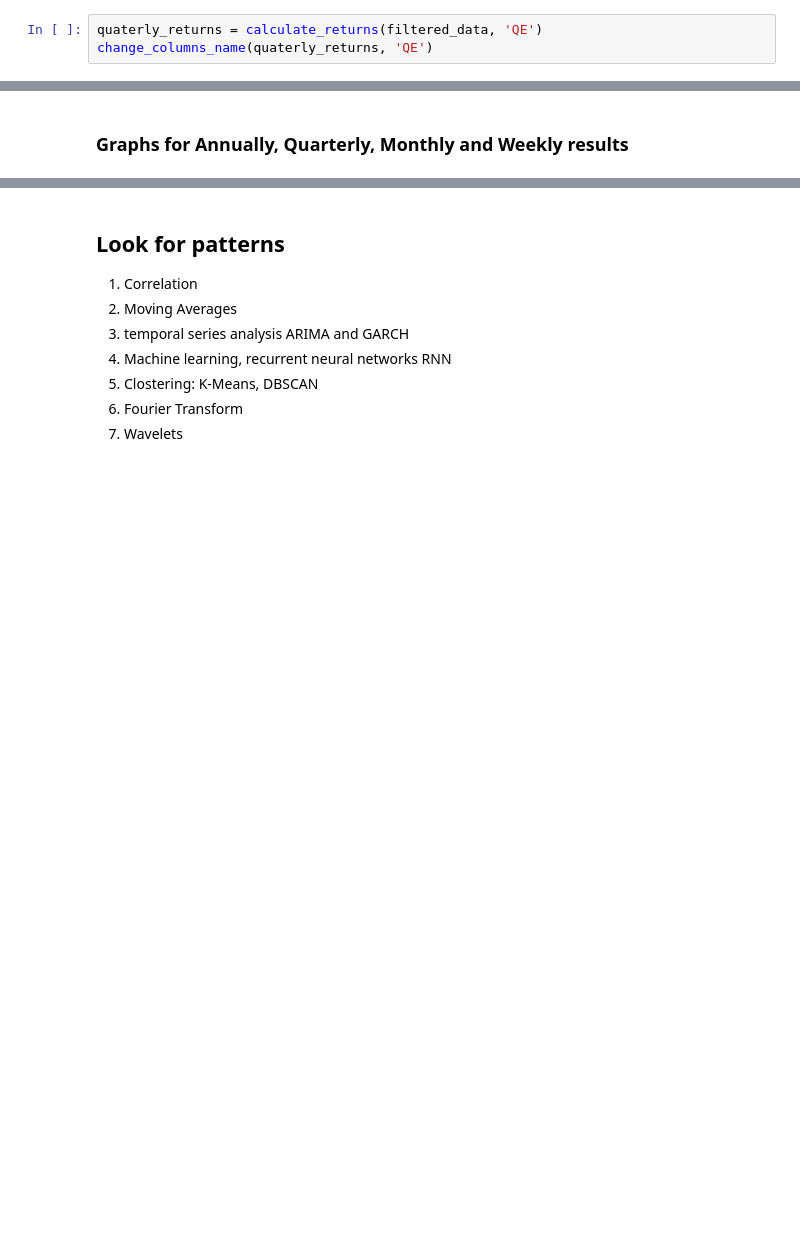
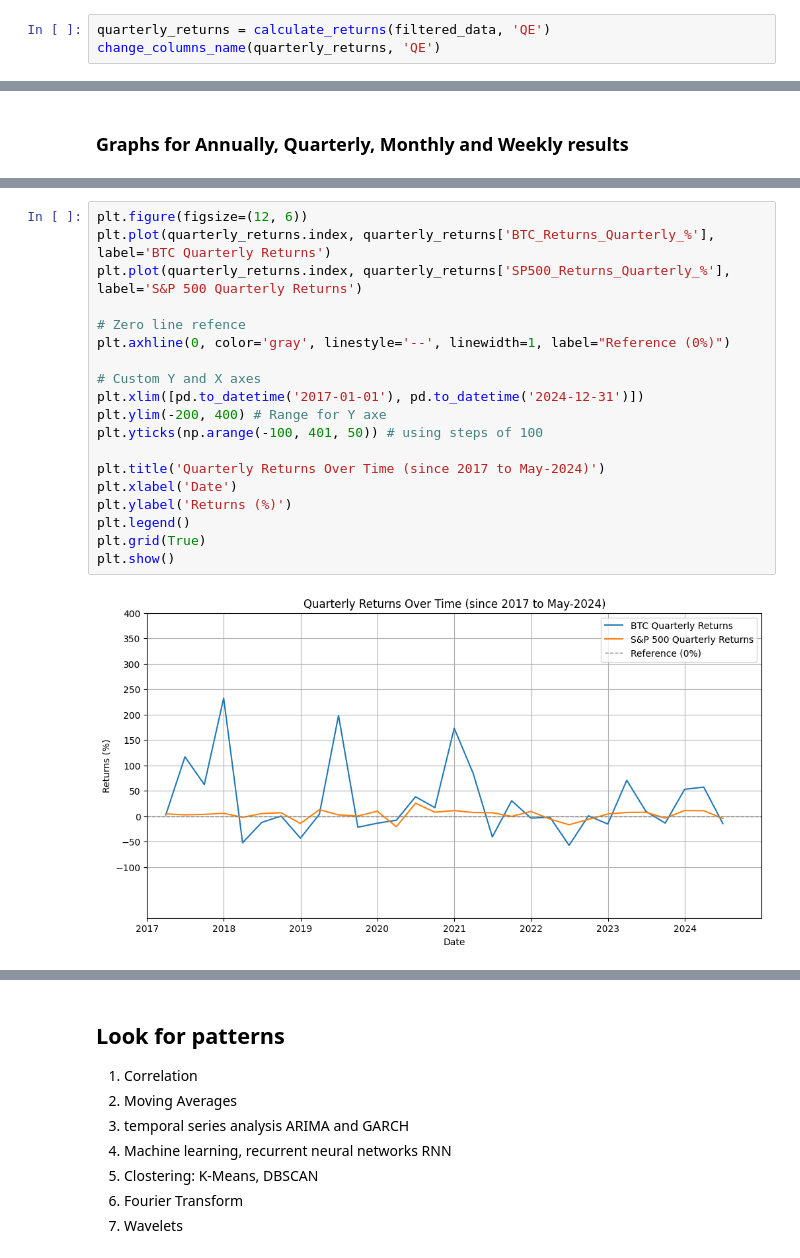
Before and after one commit to AngelDHackerman/BTC-ETH_Data_Analysis, a Jupyter notebook: 5.3_Inshights_Cumulative_Returns.ipynb, the cells around one changed output, grey strips where cells are left out. Cells and saved outputs as stored; diff of their text form; blank space fills up the shorter version.

```diff
--- a/5.3_Inshights_Cumulative_Returns.ipynb
+++ b/5.3_Inshights_Cumulative_Returns.ipynb
@@ -117,8 +117,8 @@ change_columns_name(annual_returns, 'YE')
 # %% [markdown]
 ### Calculate Quaterly Returns
 # %%
-quaterly_returns = calculate_returns(filtered_data, 'QE')
-change_columns_name(quaterly_returns, 'QE')
+quarterly_returns = calculate_returns(filtered_data, 'QE')
+change_columns_name(quarterly_returns, 'QE')
 # %% [output]
 |  | BTC_Returns_Quarterly_% | SP500_Returns_Quarterly_% |
 | Date |  |  |
@@ -203,0 +272,21 @@ plt.show()
+# %%
+plt.figure(figsize=(12, 6))
+plt.plot(quarterly_returns.index, quarterly_returns['BTC_Returns_Quarterly_%'], label='BTC Quarterly Returns')
+plt.plot(quarterly_returns.index, quarterly_returns['SP500_Returns_Quarterly_%'], label='S&P 500 Quarterly Returns')
+
+# Zero line refence
+plt.axhline(0, color='gray', linestyle='--', linewidth=1, label="Reference (0%)")
+
+# Custom Y and X axes
+plt.xlim([pd.to_datetime('2017-01-01'), pd.to_datetime('2024-12-31')])
+plt.ylim(-200, 400) # Range for Y axe
+plt.yticks(np.arange(-100, 401, 50)) # using steps of 100
+
+plt.title('Quarterly Returns Over Time (since 2017 to May-2024)')
+plt.xlabel('Date')
+plt.ylabel('Returns (%)')
+plt.legend()
+plt.grid(True)
+plt.show()
+# %% [output]
+[figure, added]
```
Also changed, not shown: parts of 18 cells of this notebook.
